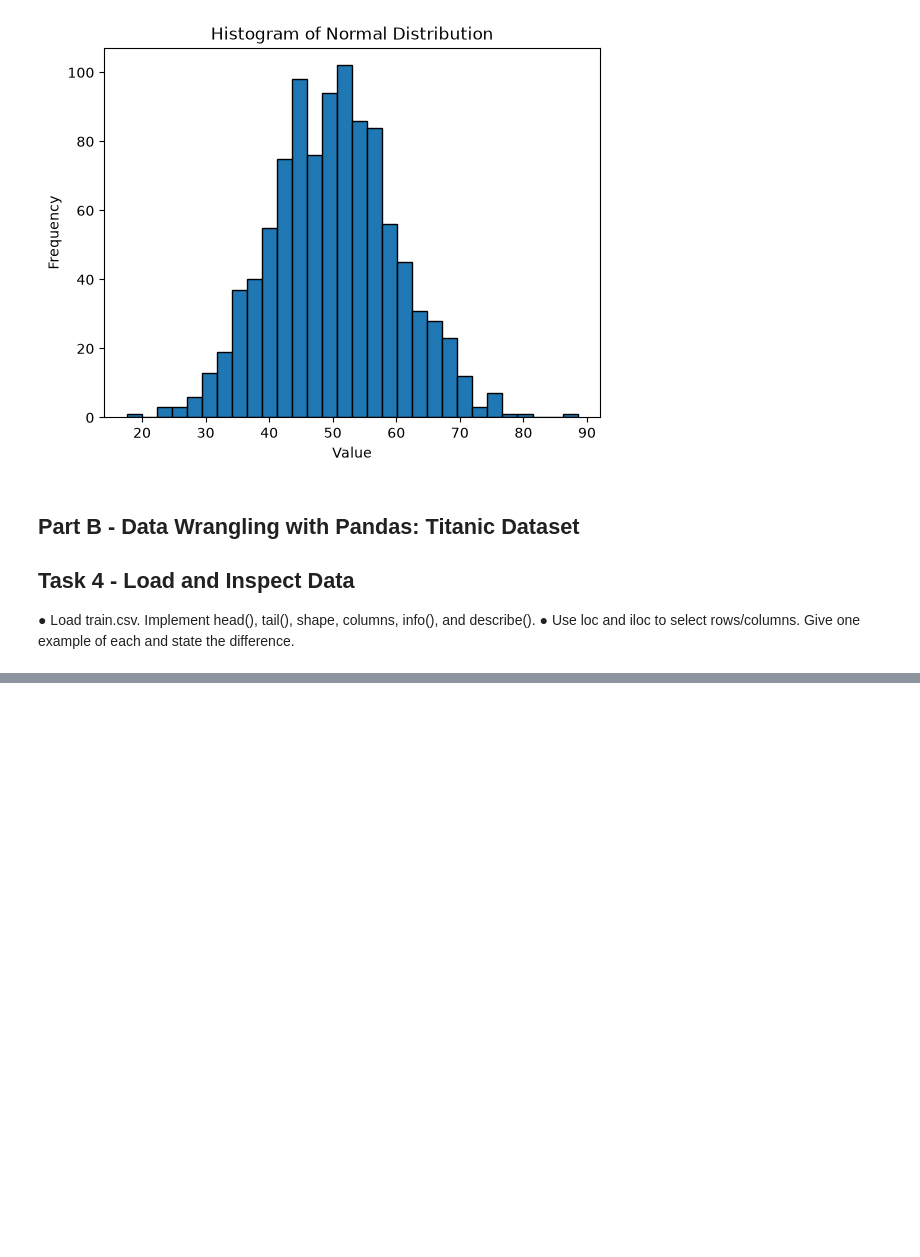
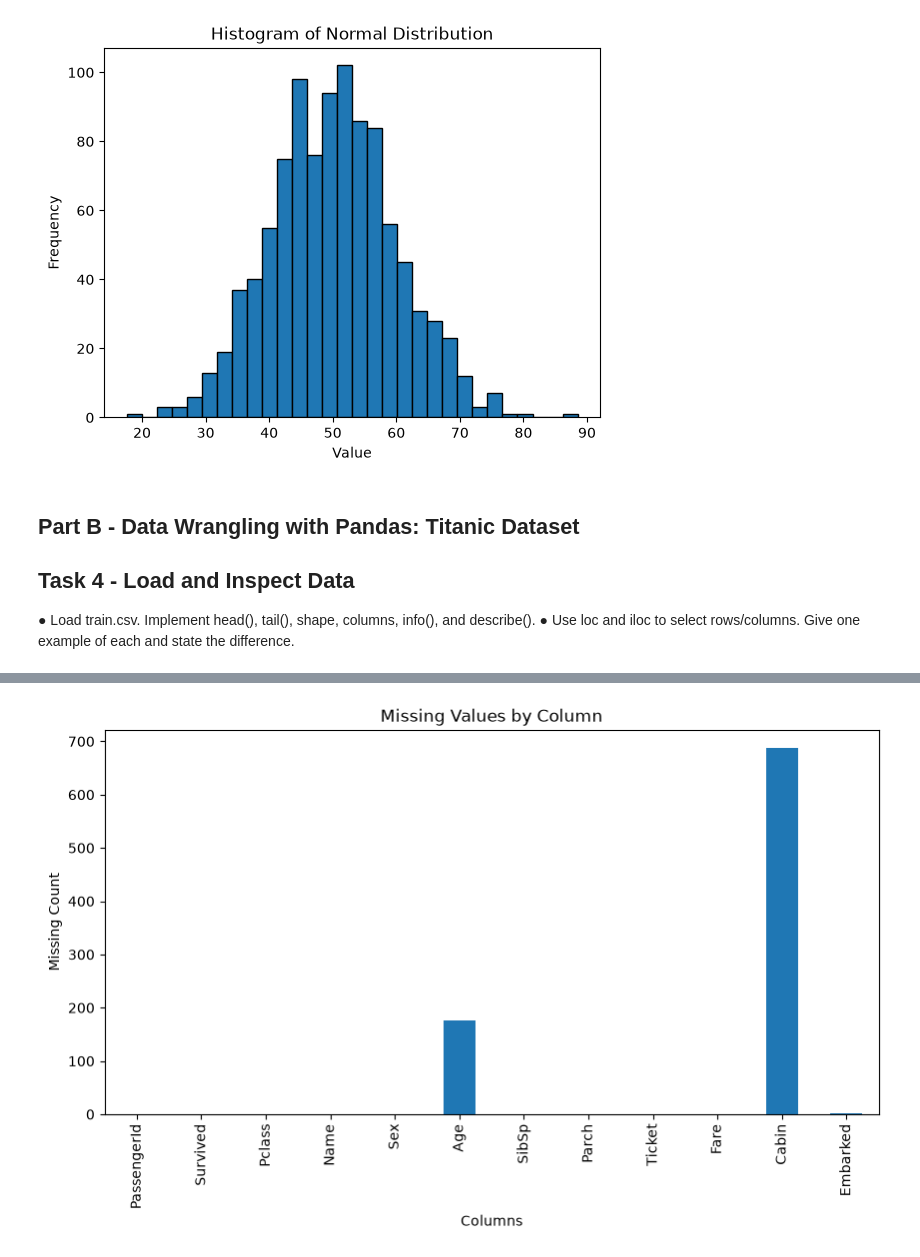
Before and after one commit to IreneStephen-DS/202618024_IreneStephen_DS605, a Jupyter notebook: 202618024_Lab_2/202618024_Assignment2.ipynb, the cells around one changed output, grey strips where cells are left out. Saved outputs shown, nothing was run; the diff lists cells and outputs as text; code cells hidden in the pictures; blank space fills up the shorter version.

```diff
--- a/202618024_Lab_2/202618024_Assignment2.ipynb
+++ b/202618024_Lab_2/202618024_Assignment2.ipynb
@@ -231,3 +231,16 @@ Sample standard deviation: 9.792159381796756
 ## Task 4 - Load and Inspect Data
 ● Load train.csv. Implement head(), tail(), shape, columns, info(), and describe().
 ● Use loc and iloc to select rows/columns. Give one example of each and state the difference.
+# %%
+import pandas as pd
+df = pd.read_csv(r"D:\Desktop\MLProject\Datasets\train.csv")
+print(df.head())
+print(df.tail())
+print("Shape:", df.shape)
+print(df.columns)
+df.info()
+print(df.describe())
+print(df.loc[0, "Name"])
+print(df.loc[0:4, ["Name", "Age", "Sex"]])
+print(df.iloc[0, 3])
+print(df.iloc[0:5, 2:5])
@@ -233,0 +373,70 @@ Sample standard deviation: 9.792159381796756
+# %%
+missing_count = df.isnull().sum()
+print(missing_count)
+
+missing_percentage = (df.isnull().sum() / len(df)) * 100
+print(missing_percentage)
+
+#Create table
+missing_table = pd.DataFrame({
+    "Missing Count": missing_count,
+    "Missing Percentage": missing_percentage
+})
+print(missing_table)
+
+df.isnull().sum().plot(
+    kind="bar",
+    figsize=(10, 5)
+)
+
+plt.title("Missing Values by Column")
+plt.xlabel("Columns")
+plt.ylabel("Missing Count")
+
+plt.show()
+
+print("Before:")
+print(df["Age"].isnull().sum())
+age_mean = df["Age"].mean()
+
+df["Age"] = df["Age"].fillna(age_mean)
+print("After:")
+print(df["Age"].isnull().sum())
+#Mean
+df["Age_mean"] = df["Age"].fillna(df["Age"].mean())
+#Median
+df["Age_median"] = df["Age"].fillna(df["Age"].median())
+#Mode
+df["Age_mode"] = df["Age"].fillna(df["Age"].mode()[0])
+#Random Value
+age_random = df["Age"].dropna().sample(
+    n=df["Age"].isna().sum(),
+    random_state=42
+).values
+
+df_random = df["Age"].copy()
+
+df_random.loc[df_random.isna()] = age_random
+
+print(df_random.isnull().sum())
+#Outliers
+Q1 = df["Fare"].quantile(0.25)
+Q3 = df["Fare"].quantile(0.75)
+
+IQR = Q3 - Q1
+
+lower_bound = Q1 - 1.5 * IQR
+upper_bound = Q3 + 1.5 * IQR
+
+print("Q1:", Q1)
+print("Q3:", Q3)
+print("IQR:", IQR)
+print("Lower bound:", lower_bound)
+print("Upper bound:", upper_bound)
+outliers = df[
+    (df["Fare"] < lower_bound) |
+    (df["Fare"] > upper_bound)
+]
+
+print("Number of Fare outliers:", len(outliers))
+# %% [output]
@@ -233,0 +460 @@ Sample standard deviation: 9.792159381796756
+[figure, added]
```
Also changed, not shown: parts of 11 cells of this notebook, 1 other file.
